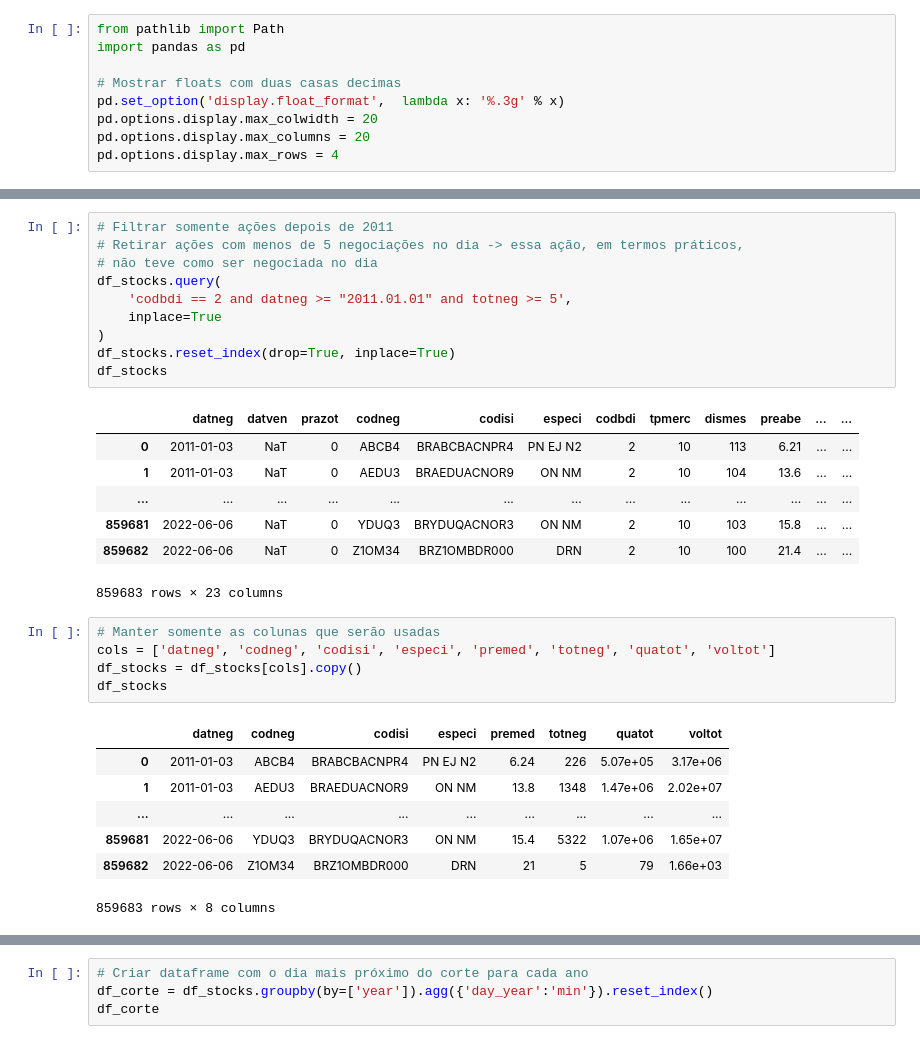
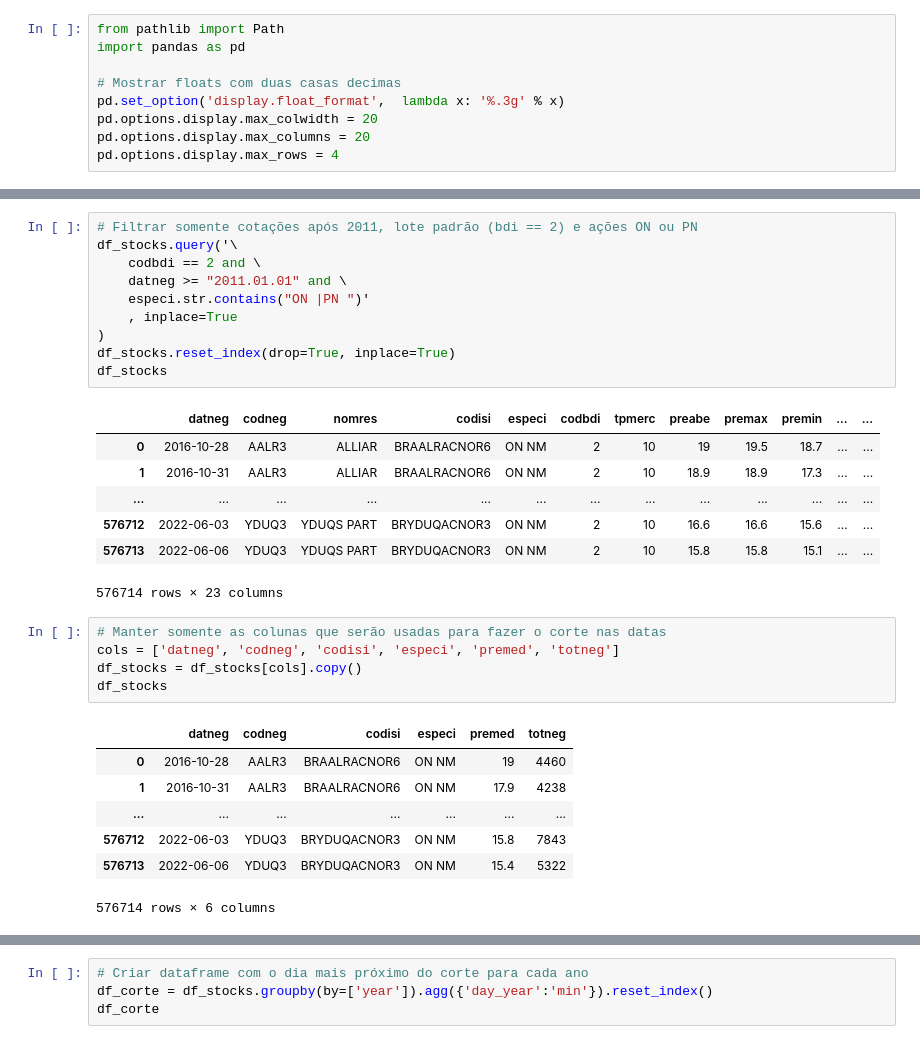
Before and after one commit to crdcj/MagicFormula, a Jupyter notebook: scripts/magic_stocks.ipynb, the cells around one changed output, grey strips where cells are left out. Drawn from its saved outputs; the diff is of its cells as text.

Commit message:
update with new adjusted data

```diff
--- a/scripts/magic_stocks.ipynb
+++ b/scripts/magic_stocks.ipynb
@@ -22,32 +22,32 @@ df_stocks
 10907287 rows × 23 columns
 # %%
-# Filtrar somente ações depois de 2011
-# Retirar ações com menos de 5 negociações no dia -> essa ação, em termos práticos,
-# não teve como ser negociada no dia
-df_stocks.query(
-    'codbdi == 2 and datneg >= "2011.01.01" and totneg >= 5',
-    inplace=True
+# Filtrar somente cotações após 2011, lote padrão (bdi == 2) e ações ON ou PN
+df_stocks.query('\
+    codbdi == 2 and \
+    datneg >= "2011.01.01" and \
+    especi.str.contains("ON |PN ")'
+    , inplace=True
 )
 df_stocks.reset_index(drop=True, inplace=True)
 df_stocks
 # %% [output]
-|  | datneg | datven | prazot | codneg | codisi | especi | codbdi | tpmerc | dismes | preabe | ... | ... |
-| 0 | 2011-01-03 | NaT | 0 | ABCB4 | BRABCBACNPR4 | PN EJ N2 | 2 | 10 | 113 | 6.21 | ... | ... |
-| 1 | 2011-01-03 | NaT | 0 | AEDU3 | BRAEDUACNOR9 | ON NM | 2 | 10 | 104 | 13.6 | ... | ... |
+|  | datneg | codneg | nomres | codisi | especi | codbdi | tpmerc | preabe | premax | premin | ... | ... |
+| 0 | 2016-10-28 | AALR3 | ALLIAR | BRAALRACNOR6 | ON NM | 2 | 10 | 19 | 19.5 | 18.7 | ... | ... |
+| 1 | 2016-10-31 | AALR3 | ALLIAR | BRAALRACNOR6 | ON NM | 2 | 10 | 18.9 | 18.9 | 17.3 | ... | ... |
 | ... | ... | ... | ... | ... | ... | ... | ... | ... | ... | ... | ... | ... |
-| 859681 | 2022-06-06 | NaT | 0 | YDUQ3 | BRYDUQACNOR3 | ON NM | 2 | 10 | 103 | 15.8 | ... | ... |
-| 859682 | 2022-06-06 | NaT | 0 | Z1OM34 | BRZ1OMBDR000 | DRN | 2 | 10 | 100 | 21.4 | ... | ... |
+| 576712 | 2022-06-03 | YDUQ3 | YDUQS PART | BRYDUQACNOR3 | ON NM | 2 | 10 | 16.6 | 16.6 | 15.6 | ... | ... |
+| 576713 | 2022-06-06 | YDUQ3 | YDUQS PART | BRYDUQACNOR3 | ON NM | 2 | 10 | 15.8 | 15.8 | 15.1 | ... | ... |
-859683 rows × 23 columns
+576714 rows × 23 columns
 # %%
-# Manter somente as colunas que serão usadas
-cols = ['datneg', 'codneg', 'codisi', 'especi', 'premed', 'totneg', 'quatot', 'voltot']
+# Manter somente as colunas que serão usadas para fazer o corte nas datas
+cols = ['datneg', 'codneg', 'codisi', 'especi', 'premed', 'totneg']
 df_stocks = df_stocks[cols].copy()
 df_stocks
 # %% [output]
-|  | datneg | codneg | codisi | especi | premed | totneg | quatot | voltot |
-| 0 | 2011-01-03 | ABCB4 | BRABCBACNPR4 | PN EJ N2 | 6.24 | 226 | 5.07e+05 | 3.17e+06 |
-| 1 | 2011-01-03 | AEDU3 | BRAEDUACNOR9 | ON NM | 13.8 | 1348 | 1.47e+06 | 2.02e+07 |
-| ... | ... | ... | ... | ... | ... | ... | ... | ... |
-| 859681 | 2022-06-06 | YDUQ3 | BRYDUQACNOR3 | ON NM | 15.4 | 5322 | 1.07e+06 | 1.65e+07 |
-| 859682 | 2022-06-06 | Z1OM34 | BRZ1OMBDR000 | DRN | 21 | 5 | 79 | 1.66e+03 |
+|  | datneg | codneg | codisi | especi | premed | totneg |
+| 0 | 2016-10-28 | AALR3 | BRAALRACNOR6 | ON NM | 19 | 4460 |
+| 1 | 2016-10-31 | AALR3 | BRAALRACNOR6 | ON NM | 17.9 | 4238 |
+| ... | ... | ... | ... | ... | ... | ... |
+| 576712 | 2022-06-03 | YDUQ3 | BRYDUQACNOR3 | ON NM | 15.8 | 7843 |
+| 576713 | 2022-06-06 | YDUQ3 | BRYDUQACNOR3 | ON NM | 15.4 | 5322 |
-859683 rows × 8 columns
+576714 rows × 6 columns
```
Also changed, not shown: parts of 26 cells of this notebook, 6 other files.
